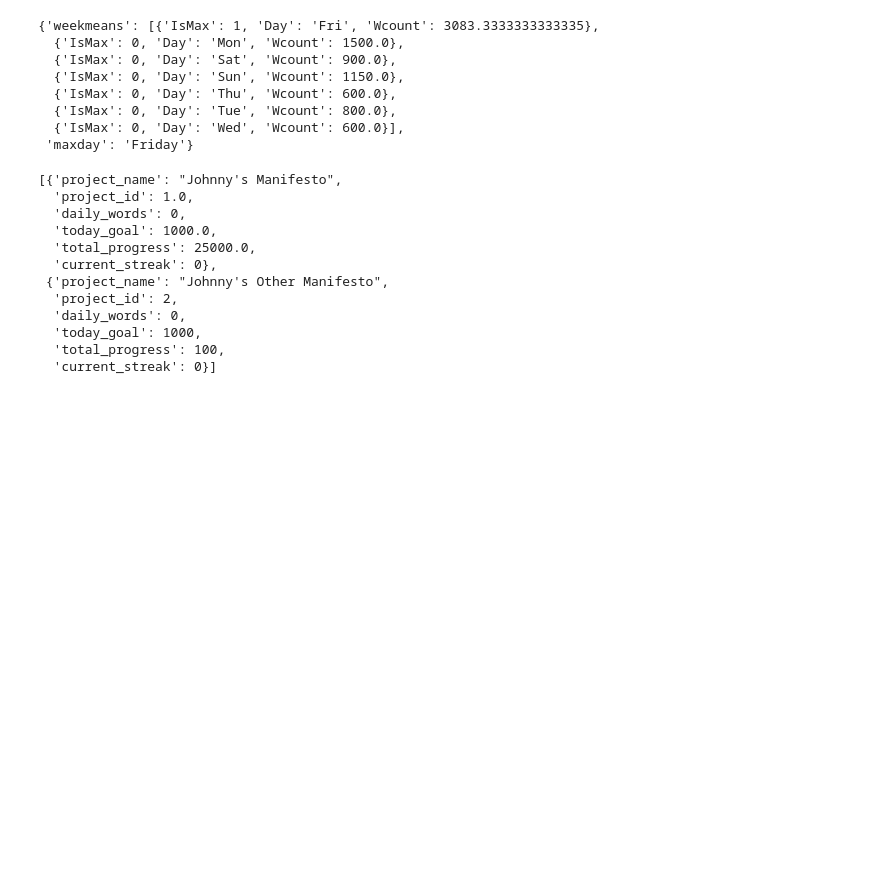
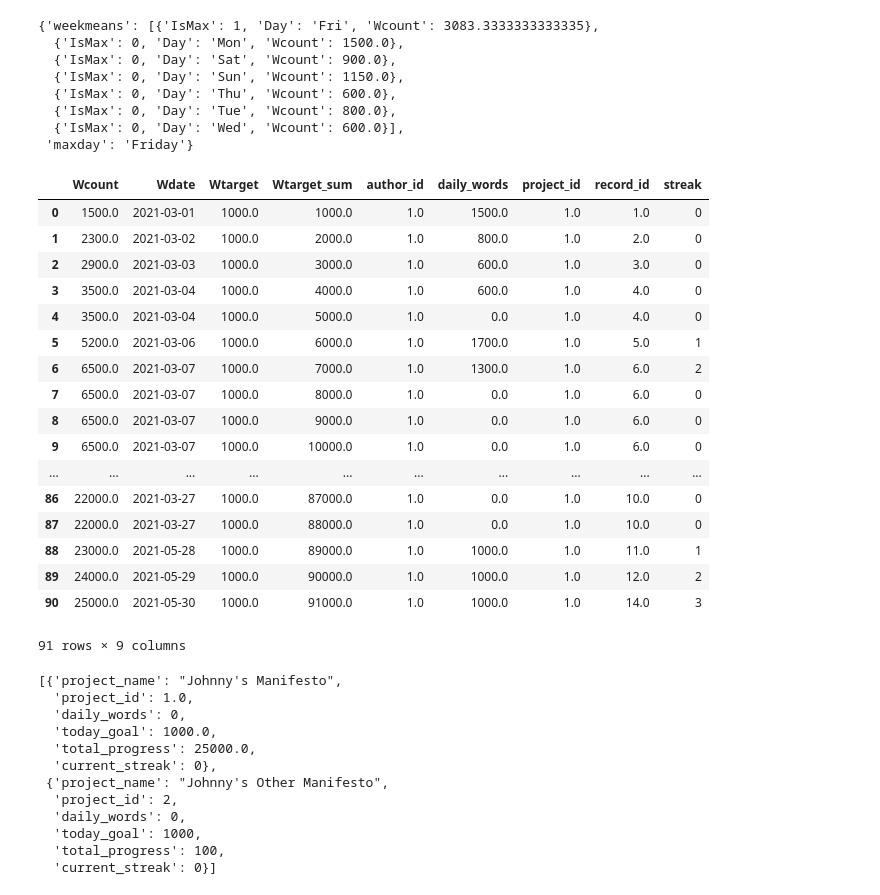
Before and after one commit to ericoulster/Project-Nanite, a Jupyter notebook: sqlite_funcs (test).ipynb, the cells around one changed output. Saved outputs shown, nothing was run; the diff lists cells and outputs as text; code cells hidden in the pictures; blank space fills up the shorter version.

Commit message:
Identified (and am ratifying) error in return_wordcounts()

```diff
--- a/sqlite_funcs (test).ipynb
+++ b/sqlite_funcs (test).ipynb
@@ -400,6 +405,7 @@ class ProjectActions:
         """
         Return frequency of wordcounts for a given project
         freq maps to the granularity of the data, in line with pandas timeseries granularity values.
+        You have to make the new time-index the same as Wdate.
         """
         freq = freq
         conn = sqlite3.connect(sqlite3_path)
@@ -741,6 +747,28 @@ p.return_weekly_avg()
   {'IsMax': 0, 'Day': 'Tue', 'Wcount': 800.0},
   {'IsMax': 0, 'Day': 'Wed', 'Wcount': 600.0}],
  'maxday': 'Friday'}
+# %%
+day_df = pd.DataFrame(p.return_wordcounts('D'))
+day_df
+# %% [output]
+|  | Wcount | Wdate | Wtarget | Wtarget_sum | author_id | daily_words | project_id | record_id | streak |
+| 0 | 1500.0 | 2021-03-01 | 1000.0 | 1000.0 | 1.0 | 1500.0 | 1.0 | 1.0 | 0 |
+| 1 | 2300.0 | 2021-03-02 | 1000.0 | 2000.0 | 1.0 | 800.0 | 1.0 | 2.0 | 0 |
+| 2 | 2900.0 | 2021-03-03 | 1000.0 | 3000.0 | 1.0 | 600.0 | 1.0 | 3.0 | 0 |
+| 3 | 3500.0 | 2021-03-04 | 1000.0 | 4000.0 | 1.0 | 600.0 | 1.0 | 4.0 | 0 |
+| 4 | 3500.0 | 2021-03-04 | 1000.0 | 5000.0 | 1.0 | 0.0 | 1.0 | 4.0 | 0 |
+| 5 | 5200.0 | 2021-03-06 | 1000.0 | 6000.0 | 1.0 | 1700.0 | 1.0 | 5.0 | 1 |
+| 6 | 6500.0 | 2021-03-07 | 1000.0 | 7000.0 | 1.0 | 1300.0 | 1.0 | 6.0 | 2 |
+| 7 | 6500.0 | 2021-03-07 | 1000.0 | 8000.0 | 1.0 | 0.0 | 1.0 | 6.0 | 0 |
+| 8 | 6500.0 | 2021-03-07 | 1000.0 | 9000.0 | 1.0 | 0.0 | 1.0 | 6.0 | 0 |
+| 9 | 6500.0 | 2021-03-07 | 1000.0 | 10000.0 | 1.0 | 0.0 | 1.0 | 6.0 | 0 |
+| ... | ... | ... | ... | ... | ... | ... | ... | ... | ... |
+| 86 | 22000.0 | 2021-03-27 | 1000.0 | 87000.0 | 1.0 | 0.0 | 1.0 | 10.0 | 0 |
+| 87 | 22000.0 | 2021-03-27 | 1000.0 | 88000.0 | 1.0 | 0.0 | 1.0 | 10.0 | 0 |
+| 88 | 23000.0 | 2021-05-28 | 1000.0 | 89000.0 | 1.0 | 1000.0 | 1.0 | 11.0 | 1 |
+| 89 | 24000.0 | 2021-05-29 | 1000.0 | 90000.0 | 1.0 | 1000.0 | 1.0 | 12.0 | 2 |
+| 90 | 25000.0 | 2021-05-30 | 1000.0 | 91000.0 | 1.0 | 1000.0 | 1.0 | 14.0 | 3 |
+91 rows × 9 columns
 # %%
 return_project_screen(1)
 # %% [output]
```
Also changed, not shown: parts of 1 cell of this notebook, 1 other file.
